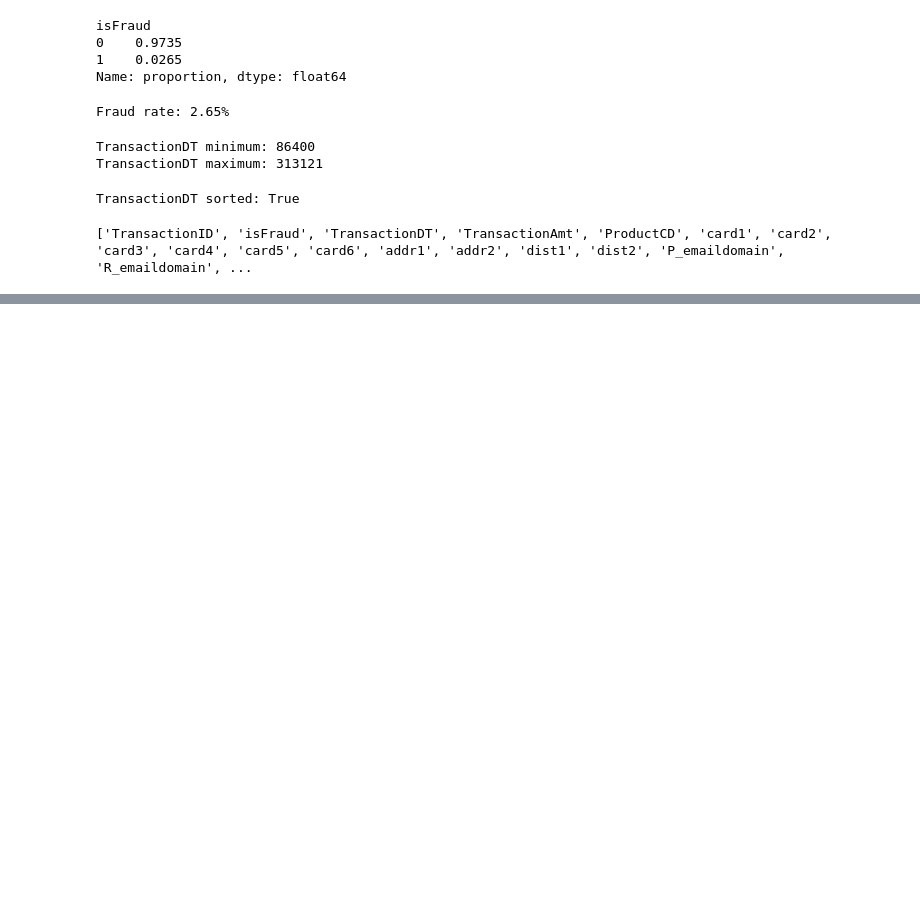
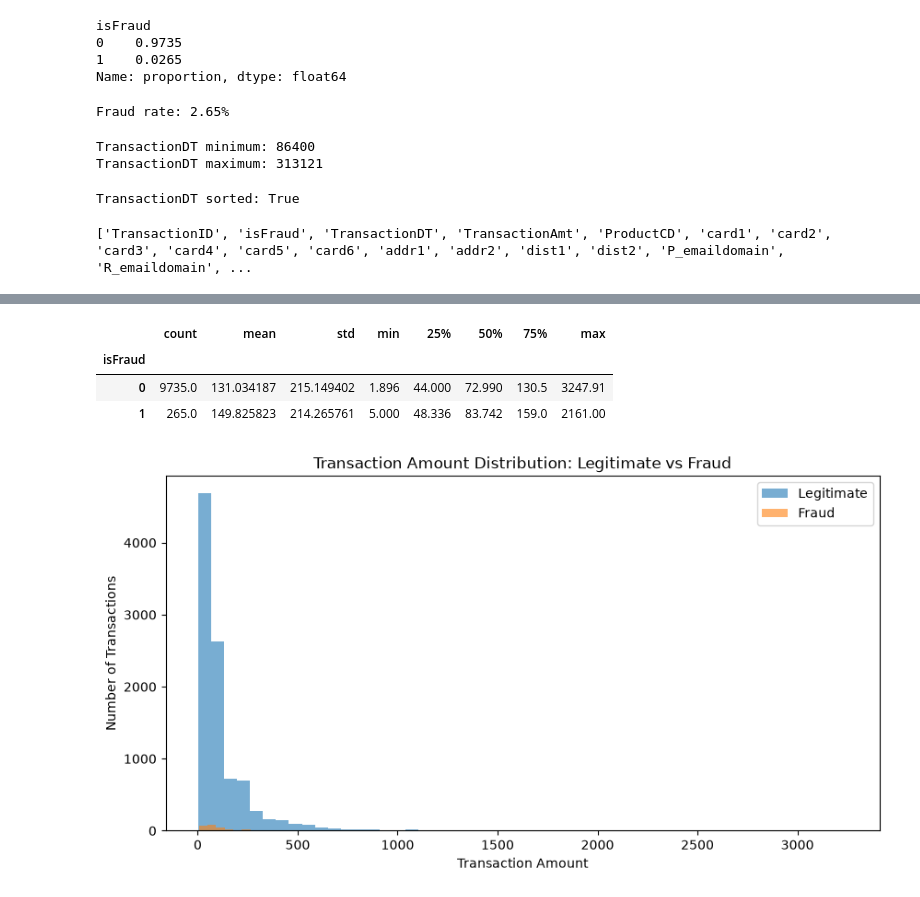
Before and after one commit to nileshkatuwal/fraud-detection-risk-scoring, a Jupyter notebook: notebooks/01_data_understanding.ipynb, the cells around one changed output, grey strips where cells are left out. Saved outputs shown, nothing was run; the diff lists cells and outputs as text; code cells hidden in the pictures; blank space fills up the shorter version.

Commit message:
Expand initial data understanding and feature analysis

```diff
--- a/notebooks/01_data_understanding.ipynb
+++ b/notebooks/01_data_understanding.ipynb
@@ -93,0 +149,4 @@ print(train_sample.columns.tolist())
+# %%
+train_sample["D7_missing"] = train_sample["D7"].isna().astype(int)
+# %%
+train_sample = train_sample.drop(columns=["D7_missing"])
@@ -93,0 +553,48 @@ print(train_sample.columns.tolist())
+# %%
+# Compare transaction amounts between legitimate and fraudulent transactions.
+# This lets us see whether fraud tends to occur at different
+# transaction amounts in our initial sample.
+train_sample.groupby("isFraud")["TransactionAmt"].describe()
+# %% [output]
+|  | count | mean | std | min | 25% | 50% | 75% | max |
+| isFraud |  |  |  |  |  |  |  |  |
+| 0 | 9735.0 | 131.034187 | 215.149402 | 1.896 | 44.000 | 72.990 | 130.5 | 3247.91 |
+| 1 | 265.0 | 149.825823 | 214.265761 | 5.000 | 48.336 | 83.742 | 159.0 | 2161.00 |
+# %%
+# Separate transaction amounts into legitimate and fraudulent transactions.
+# This allows us to compare their distributions directly.
+legit_amounts = train_sample.loc[
+    train_sample["isFraud"] == 0,
+    "TransactionAmt"
+]
+
+fraud_amounts = train_sample.loc[
+    train_sample["isFraud"] == 1,
+    "TransactionAmt"
+]
+
+# Create a histogram for legitimate transactions.
+# Histograms show how frequently different transaction amounts occur.
+plt.figure(figsize=(10, 5))
+
+plt.hist(
+    legit_amounts,
+    bins=50,
+    alpha=0.6,
+    label="Legitimate"
+)
+
+plt.hist(
+    fraud_amounts,
+    bins=50,
+    alpha=0.6,
+    label="Fraud"
+)
+
+plt.xlabel("Transaction Amount")
+plt.ylabel("Number of Transactions")
+plt.title("Transaction Amount Distribution: Legitimate vs Fraud")
+plt.legend()
+plt.show()
+# %% [output]
+[figure, added]
```
Also changed, not shown: parts of 29 cells of this notebook.
